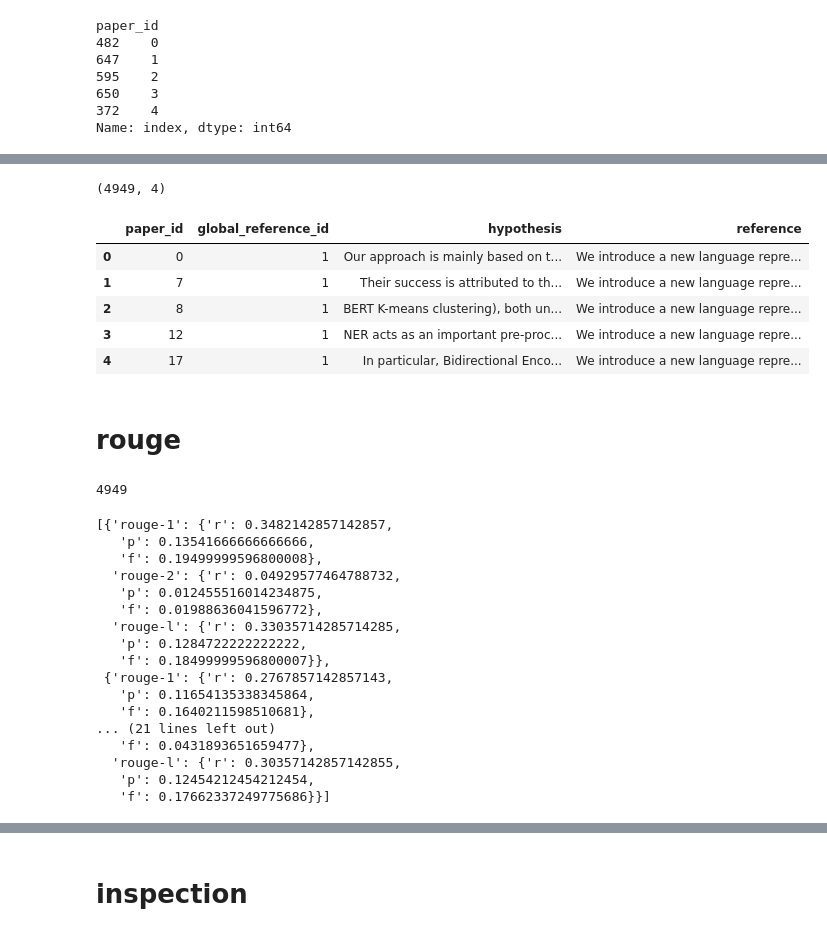
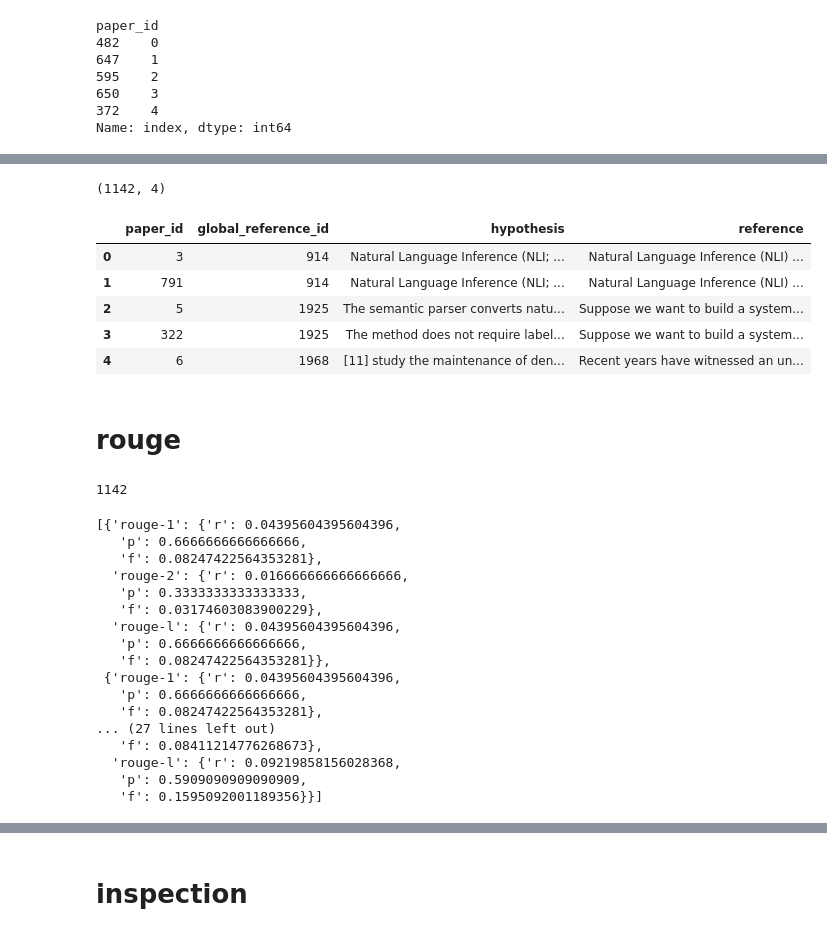
Before and after one commit to jarobyte91/rouge_sciqfs, a Jupyter notebook: notebooks/3_tfidf.ipynb, the cells around one changed output, grey strips where cells are left out. Saved outputs shown, nothing was run; the diff lists cells and outputs as text; code cells hidden in the pictures.

```diff
--- a/notebooks/3_tfidf.ipynb
+++ b/notebooks/3_tfidf.ipynb
@@ -194,23 +194,23 @@ plt.show()
 # %%
-queries = sentence_scores.query("relevance_to_query > 0.1")\
+queries = sentence_scores.query("relevance_to_query > 0.4")\
 .groupby(["paper_id", "global_reference_id"])\
-.text.sum()\
+.text.agg(lambda x: " ".join(x))\
 .to_frame()\
 .reset_index()\
 .merge(references.drop(columns = ["title"]))\
 .rename(columns = {"text":"hypothesis", "abstract":"reference"})\
 .dropna()\
 .reset_index(drop = True)
 
 show(queries)
 # %% [output]
-(4949, 4)
+(1142, 4)
 |  | paper_id | global_reference_id | hypothesis | reference |
-| 0 | 0 | 1 | Our approach is mainly based on t... | We introduce a new language repre... |
-| 1 | 7 | 1 | Their success is attributed to th... | We introduce a new language repre... |
-| 2 | 8 | 1 | BERT K-means clustering), both un... | We introduce a new language repre... |
-| 3 | 12 | 1 | NER acts as an important pre-proc... | We introduce a new language repre... |
-| 4 | 17 | 1 | In particular, Bidirectional Enco... | We introduce a new language repre... |
+| 0 | 3 | 914 | Natural Language Inference (NLI; ... | Natural Language Inference (NLI) ... |
+| 1 | 791 | 914 | Natural Language Inference (NLI; ... | Natural Language Inference (NLI) ... |
+| 2 | 5 | 1925 | The semantic parser converts natu... | Suppose we want to build a system... |
+| 3 | 322 | 1925 | The method does not require label... | Suppose we want to build a system... |
+| 4 | 6 | 1968 | [11] study the maintenance of den... | Recent years have witnessed an un... |
 # %% [markdown]
 # rouge
 # %%
@@ -219,24 +219,24 @@ scores = rouge.get_scores(hyps = queries.hypothesis, refs = queries.reference)
 print(len(scores))
 scores[:5]
 # %% [output]
-4949
+1142
-[{'rouge-1': {'r': 0.3482142857142857,
-   'p': 0.13541666666666666,
-   'f': 0.19499999596800008},
-  'rouge-2': {'r': 0.04929577464788732,
-   'p': 0.012455516014234875,
-   'f': 0.01988636041596772},
-  'rouge-l': {'r': 0.33035714285714285,
-   'p': 0.1284722222222222,
-   'f': 0.18499999596800007}},
- {'rouge-1': {'r': 0.2767857142857143,
-   'p': 0.11654135338345864,
-   'f': 0.1640211598510681},
-... (21 lines left out)
-   'f': 0.0431893651659477},
-  'rouge-l': {'r': 0.30357142857142855,
-   'p': 0.12454212454212454,
-   'f': 0.17662337249775686}}]
+[{'rouge-1': {'r': 0.04395604395604396,
+   'p': 0.6666666666666666,
+   'f': 0.08247422564353281},
+  'rouge-2': {'r': 0.016666666666666666,
+   'p': 0.3333333333333333,
+   'f': 0.03174603083900229},
+  'rouge-l': {'r': 0.04395604395604396,
+   'p': 0.6666666666666666,
+   'f': 0.08247422564353281}},
+ {'rouge-1': {'r': 0.04395604395604396,
+   'p': 0.6666666666666666,
+   'f': 0.08247422564353281},
+... (27 lines left out)
+   'f': 0.08411214776268673},
+  'rouge-l': {'r': 0.09219858156028368,
+   'p': 0.5909090909090909,
+   'f': 0.1595092001189356}}]
 # %%
 rouge_df = pd.DataFrame.from_records(scores)
 show(rouge_df)
```
Also changed, not shown: parts of 31 cells of this notebook, 2 other files.
